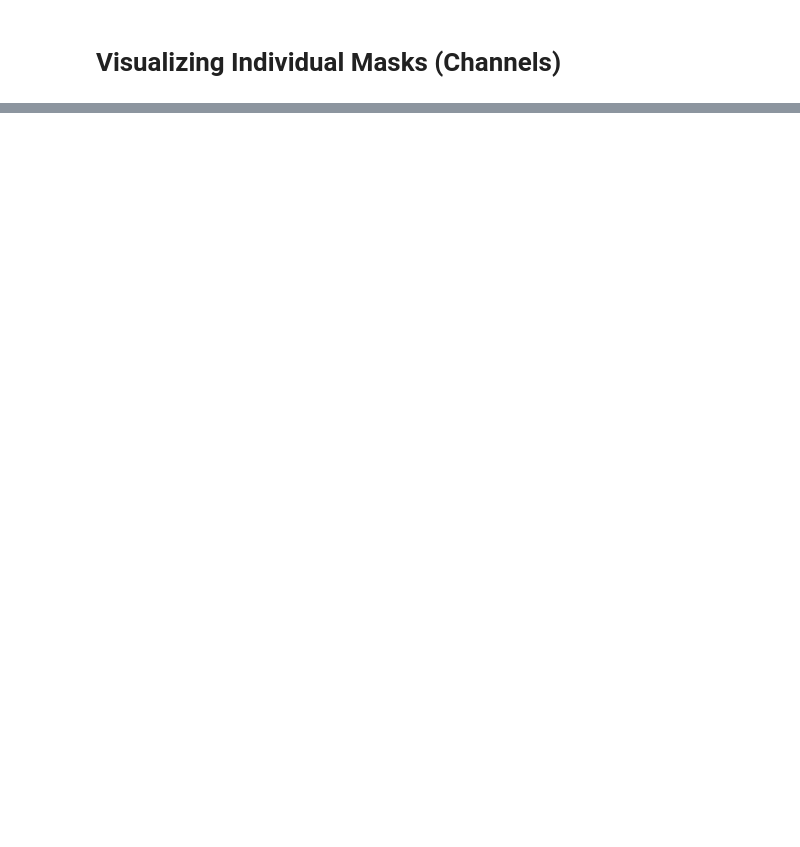
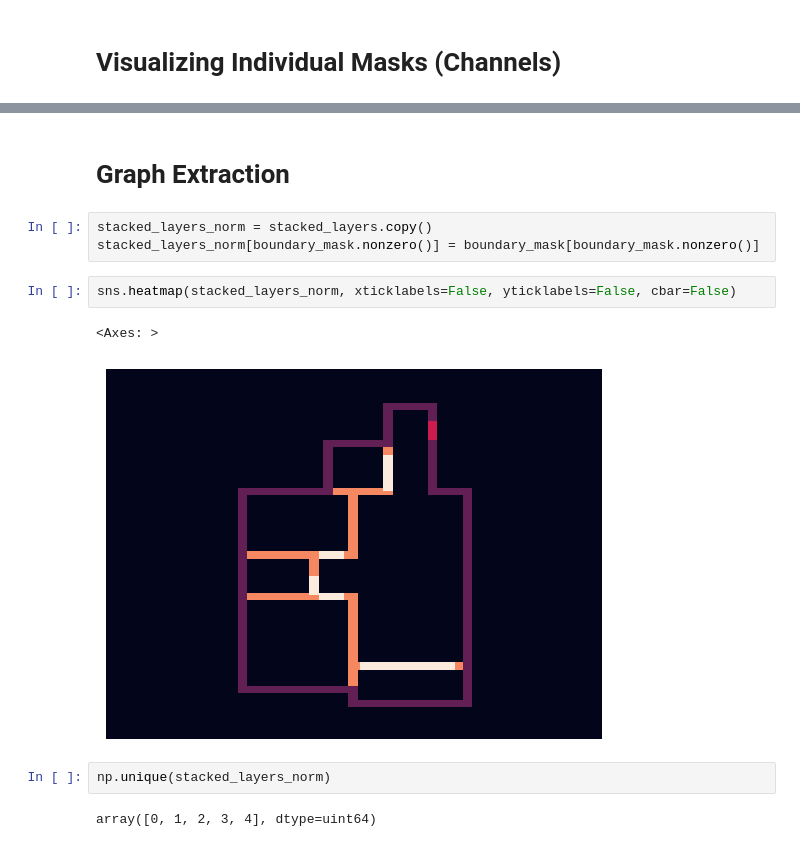
Before and after one commit to shaun-friedman/Generative-Interior-Synthesis, a Jupyter notebook: 3_EDA.ipynb, the cells around one changed output, grey strips where cells are left out. Cells and saved outputs as stored; diff of their text form; blank space fills up the shorter version.

```diff
--- a/3_EDA.ipynb
+++ b/3_EDA.ipynb
@@ -145,0 +150,14 @@ plt.show()
+# %% [markdown]
+# Graph Extraction
+# %%
+stacked_layers_norm = stacked_layers.copy()
+stacked_layers_norm[boundary_mask.nonzero()] = boundary_mask[boundary_mask.nonzero()]
+# %%
+sns.heatmap(stacked_layers_norm, xticklabels=False, yticklabels=False, cbar=False)
+# %% [output]
+<Axes: >
+[figure, added]
+# %%
+np.unique(stacked_layers_norm)
+# %% [output]
+array([0, 1, 2, 3, 4], dtype=uint64)
```
Also changed, not shown: parts of 13 cells of this notebook.
